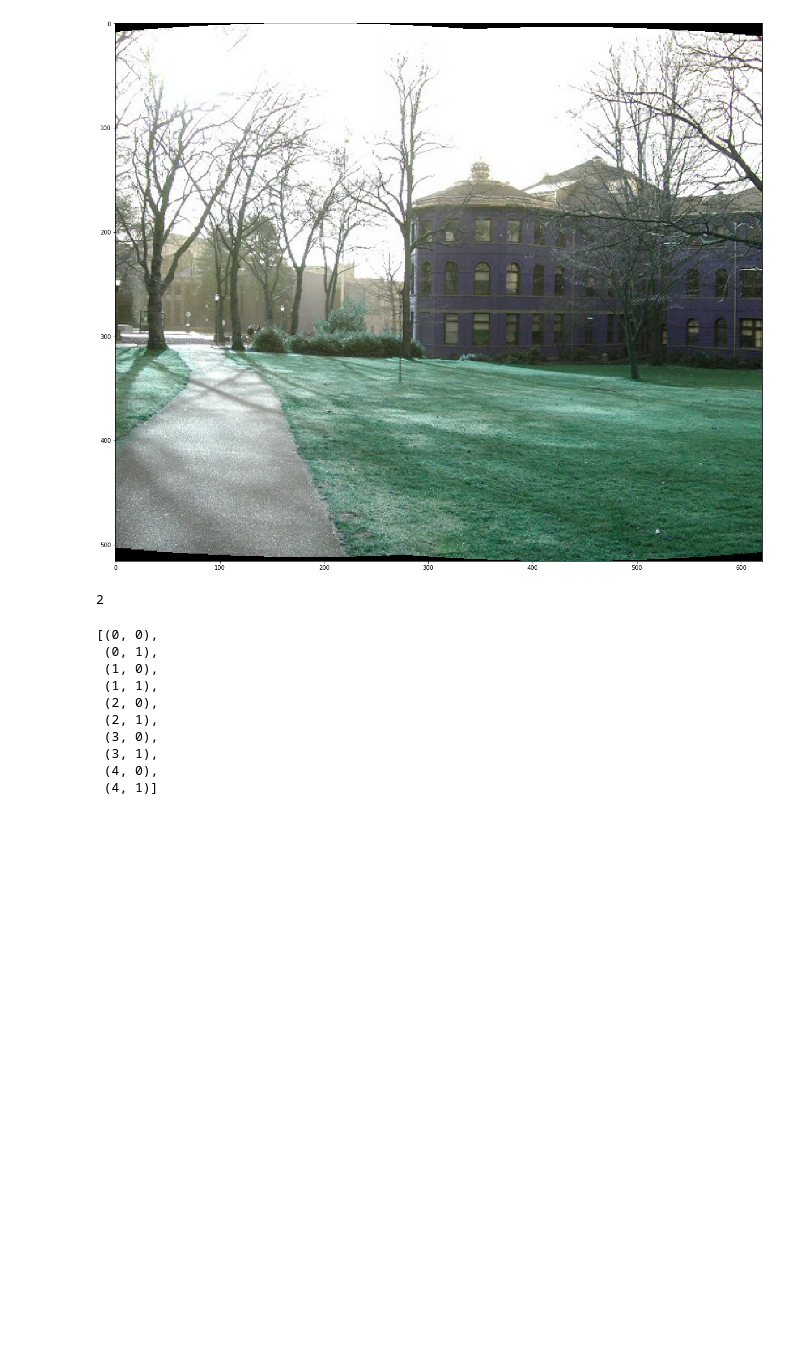
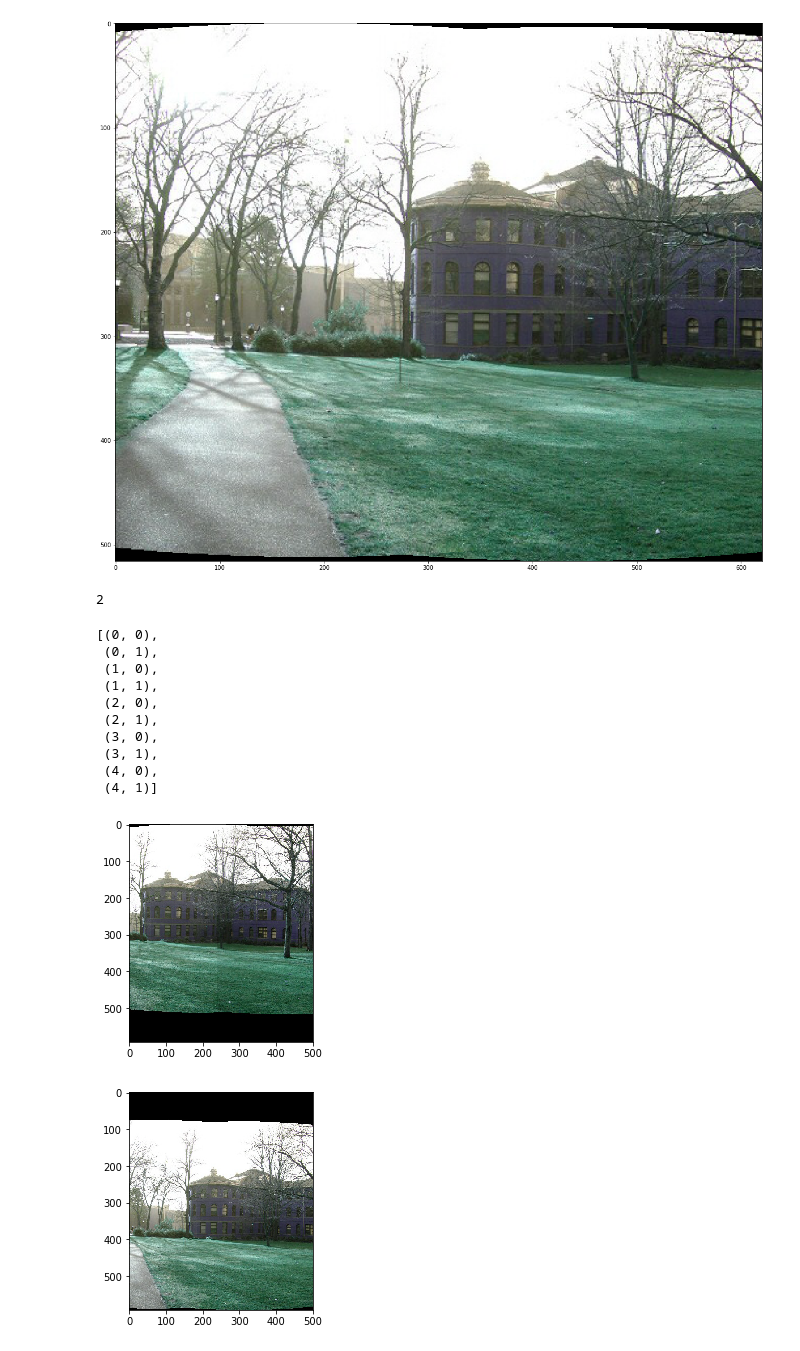
Before and after one commit to SSARCandy/panoramas-image-stitching, a Jupyter notebook: src/Untitled.ipynb, the cells around one changed output. Drawn from its saved outputs; the diff is of its cells as text; code cells hidden in the pictures; blank space fills up the shorter version.

Commit message:
implement e2e alignment & crop image

```diff
--- a/src/Untitled.ipynb
+++ b/src/Untitled.ipynb
@@ -117,3 +117,16 @@ a = pool.map(f, [(img_list[0][y][x], img_list[0][y][x], x/1000) for y in range(1
 # %%
 def f(x,y,z):
     return [255,0,0]
+# %%
+e2e = cv2.imread('tmp18.jpg')
+# %%
+p1 = e2e[:,:500]
+p2 = e2e[:,-500:]
+
+plt.imshow(p1)
+plt.show()
+plt.imshow(p2)
+plt.show()
+# %% [output]
+[figure, added]
+[figure, added]
```
Also changed, not shown: parts of 16 cells of this notebook, 3 other files.
